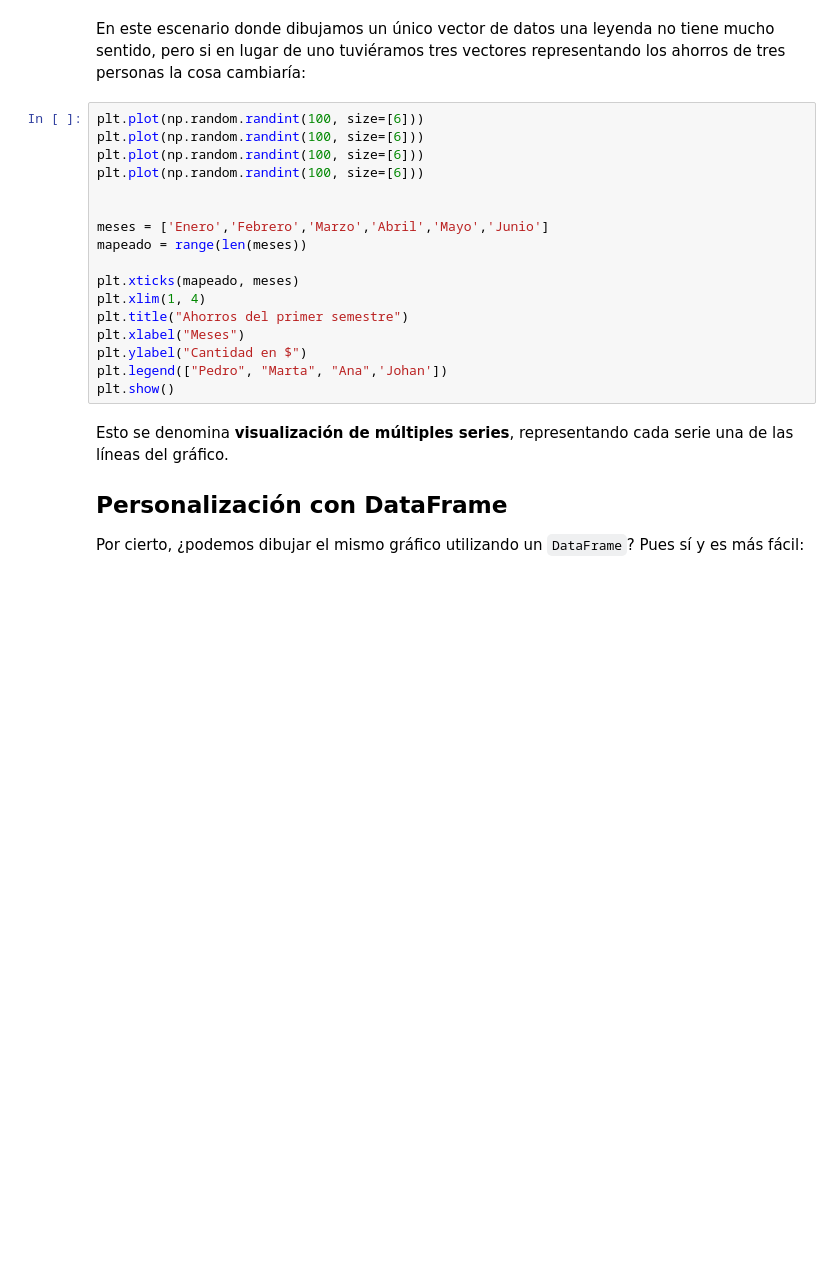
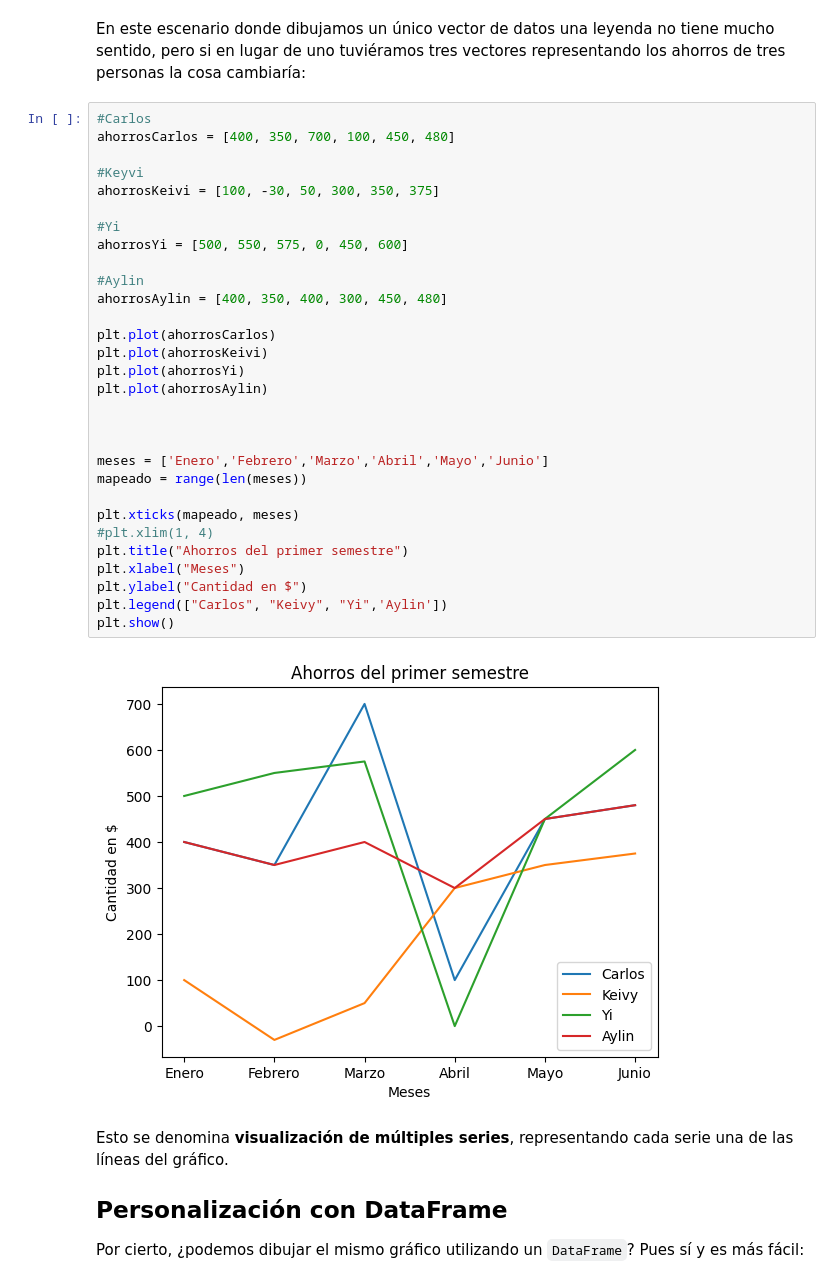
Before and after one commit to KeyviAG/2025C1-G01-FUNDAMENTOS-DE-PYTHON, a Jupyter notebook: Clases/Clases/Clase 12/05 - Títulos, etiquetas y leyendas.ipynb, the cells around one changed output. Cells and saved outputs as stored; diff of their text form; blank space fills up the shorter version.

```diff
--- a/Clases/Clases/Clase 12/05 - Títulos, etiquetas y leyendas.ipynb
+++ b/Clases/Clases/Clase 12/05 - Títulos, etiquetas y leyendas.ipynb
@@ -65,22 +75,37 @@ plt.show()                                # Finalmente lo mostramos
 # %% [markdown]
 En este escenario donde dibujamos un único vector de datos una leyenda no tiene mucho sentido, pero si en lugar de uno tuviéramos tres vectores representando los ahorros de tres personas la cosa cambiaría:
 # %%
-plt.plot(np.random.randint(100, size=[6]))
-plt.plot(np.random.randint(100, size=[6]))
-plt.plot(np.random.randint(100, size=[6]))
-plt.plot(np.random.randint(100, size=[6]))
+#Carlos
+ahorrosCarlos = [400, 350, 700, 100, 450, 480]
+
+#Keyvi
+ahorrosKeivi = [100, -30, 50, 300, 350, 375]
+
+#Yi
+ahorrosYi = [500, 550, 575, 0, 450, 600]
+
+#Aylin
+ahorrosAylin = [400, 350, 400, 300, 450, 480]
+
+plt.plot(ahorrosCarlos)
+plt.plot(ahorrosKeivi)
+plt.plot(ahorrosYi)
+plt.plot(ahorrosAylin)
+
 
 
 meses = ['Enero','Febrero','Marzo','Abril','Mayo','Junio']
 mapeado = range(len(meses))
 
 plt.xticks(mapeado, meses)
-plt.xlim(1, 4)
+#plt.xlim(1, 4)
 plt.title("Ahorros del primer semestre")
 plt.xlabel("Meses")
 plt.ylabel("Cantidad en $")
-plt.legend(["Pedro", "Marta", "Ana",'Johan'])
+plt.legend(["Carlos", "Keivy", "Yi",'Aylin'])
 plt.show()
+# %% [output]
+[figure, added]
 # %% [markdown]
 Esto se denomina **visualización de múltiples series**, representando cada serie una de las líneas del gráfico.
 
```
Also changed, not shown: parts of 6 cells of this notebook.
